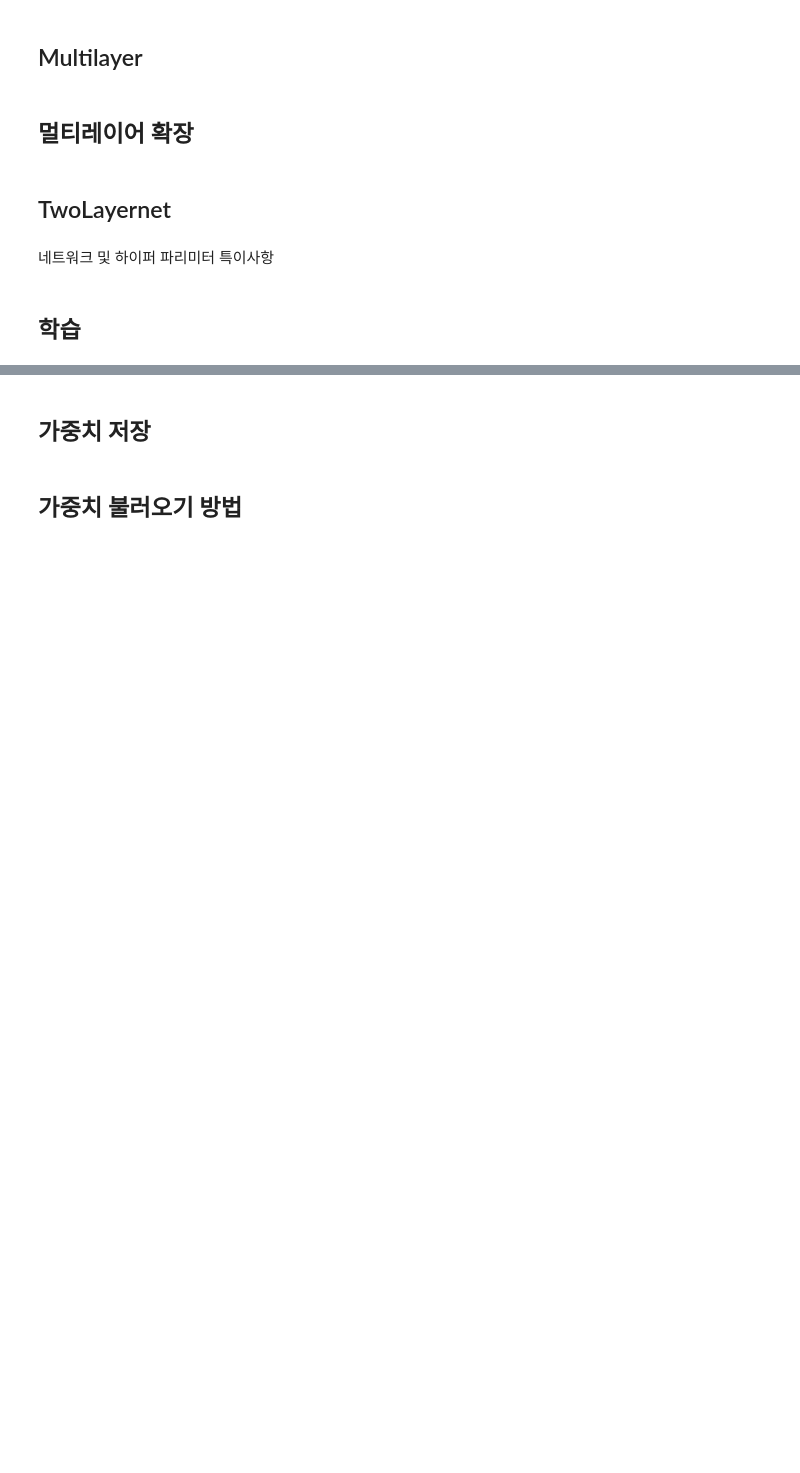
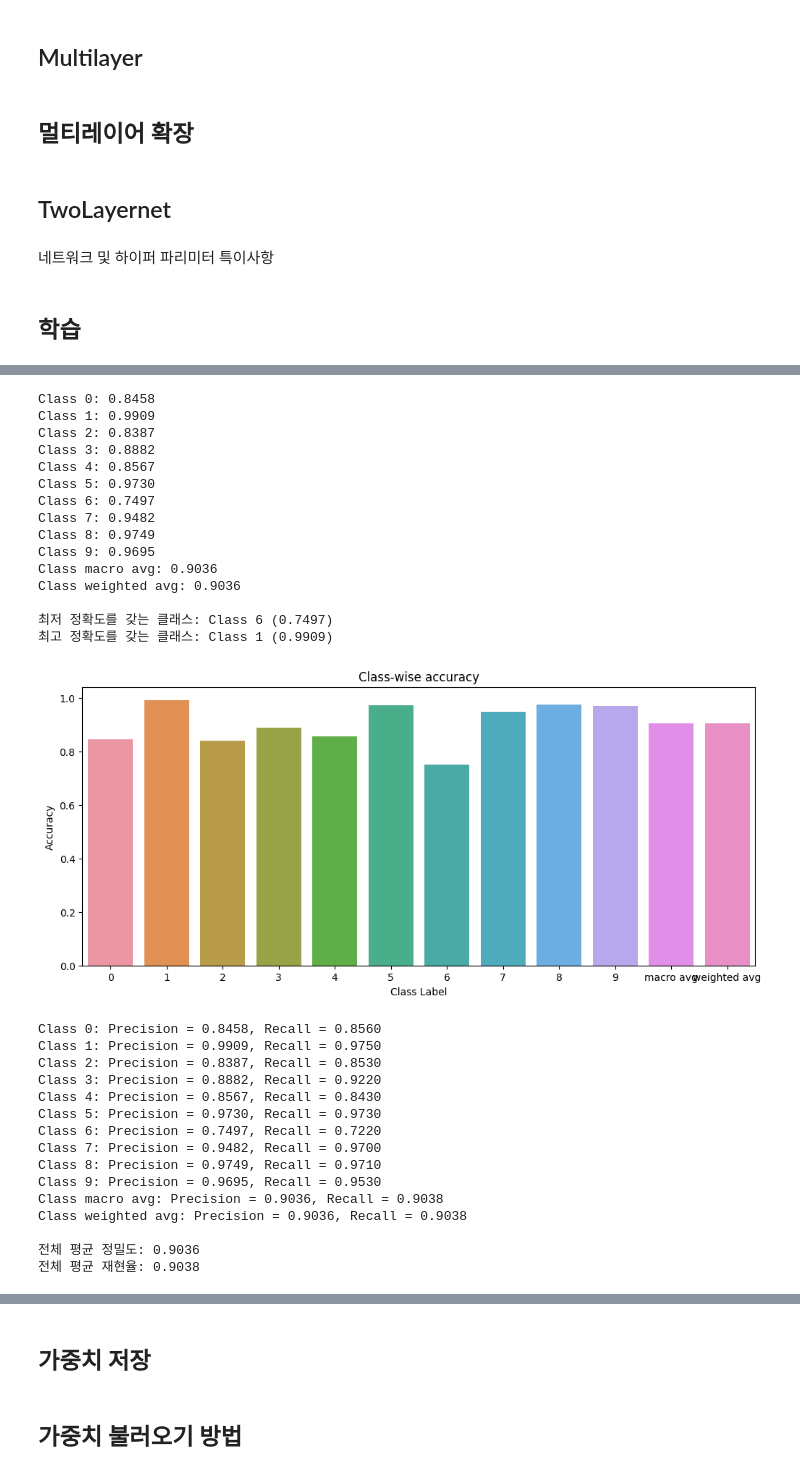
Before and after one commit to wooseungw/SNA, a Jupyter notebook: JupyterNotebook/basic_deeplearning/final_project/project01.ipynb, the cells around one changed output, grey strips where cells are left out. Saved outputs shown, nothing was run; the diff lists cells and outputs as text; code cells hidden in the pictures; blank space fills up the shorter version.

```diff
--- a/JupyterNotebook/basic_deeplearning/final_project/project01.ipynb
+++ b/JupyterNotebook/basic_deeplearning/final_project/project01.ipynb
@@ -890 +898,77 @@ plt.show()
+# %%
+from sklearn.metrics import classification_report, confusion_matrix
+import seaborn as sns
+import matplotlib.pyplot as plt
+
+# 예측 생성
+y_pred = np.argmax(network.predict(x_test), axis=1)
+y_true = np.argmax(y_test, axis=1)
+
+# 분류 보고서 생성
+report = classification_report(y_true, y_pred, output_dict=True)
+
+
+# 클래스별 정확도 추출
+class_accuracy = {class_label: metrics['precision'] for class_label, metrics in report.items() if isinstance(metrics, dict)}
+
+for class_label, accuracy in class_accuracy.items():
+    print(f'Class {class_label}: {accuracy:.4f}')
+
+# 최저 정확도를 갖는 클래스 찾기
+min_accuracy_class = min(class_accuracy, key=class_accuracy.get)
+max_accuracy_class = max(class_accuracy, key=class_accuracy.get)
+
+print(f'\n최저 정확도를 갖는 클래스: Class {min_accuracy_class} ({class_accuracy[min_accuracy_class]:.4f})')
+print(f'최고 정확도를 갖는 클래스: Class {max_accuracy_class} ({class_accuracy[max_accuracy_class]:.4f})')
+
+# 시각화
+plt.figure(figsize=(12, 5))
+sns.barplot(x=list(class_accuracy.keys()), y=list(class_accuracy.values()))
+plt.title('Class-wise accuracy')
+plt.xlabel('Class Label')
+plt.ylabel('Accuracy')
+plt.show()
+
+# 클래스별 정밀도와 재현율 출력
+for class_label, metrics in report.items():
+    if isinstance(metrics, dict):
+        precision = metrics['precision']
+        recall = metrics['recall']
+        print(f'Class {class_label}: Precision = {precision:.4f}, Recall = {recall:.4f}')
+
+# 전체 평균 정밀도와 재현율 출력
+print(f'\n전체 평균 정밀도: {precision:.4f}')
+print(f'전체 평균 재현율: {recall:.4f}')
+# %% [output]
+Class 0: 0.8458
+Class 1: 0.9909
+Class 2: 0.8387
+Class 3: 0.8882
+Class 4: 0.8567
+Class 5: 0.9730
+Class 6: 0.7497
+Class 7: 0.9482
+Class 8: 0.9749
+Class 9: 0.9695
+Class macro avg: 0.9036
+Class weighted avg: 0.9036
+
+최저 정확도를 갖는 클래스: Class 6 (0.7497)
+최고 정확도를 갖는 클래스: Class 1 (0.9909)
+[figure, added]
+Class 0: Precision = 0.8458, Recall = 0.8560
+Class 1: Precision = 0.9909, Recall = 0.9750
+Class 2: Precision = 0.8387, Recall = 0.8530
+Class 3: Precision = 0.8882, Recall = 0.9220
+Class 4: Precision = 0.8567, Recall = 0.8430
+Class 5: Precision = 0.9730, Recall = 0.9730
+Class 6: Precision = 0.7497, Recall = 0.7220
+Class 7: Precision = 0.9482, Recall = 0.9700
+Class 8: Precision = 0.9749, Recall = 0.9710
+Class 9: Precision = 0.9695, Recall = 0.9530
+Class macro avg: Precision = 0.9036, Recall = 0.9038
+Class weighted avg: Precision = 0.9036, Recall = 0.9038
+
+전체 평균 정밀도: 0.9036
+전체 평균 재현율: 0.9038
 # %%
```
Also changed, not shown: parts of 3 cells of this notebook, 4 other files.
